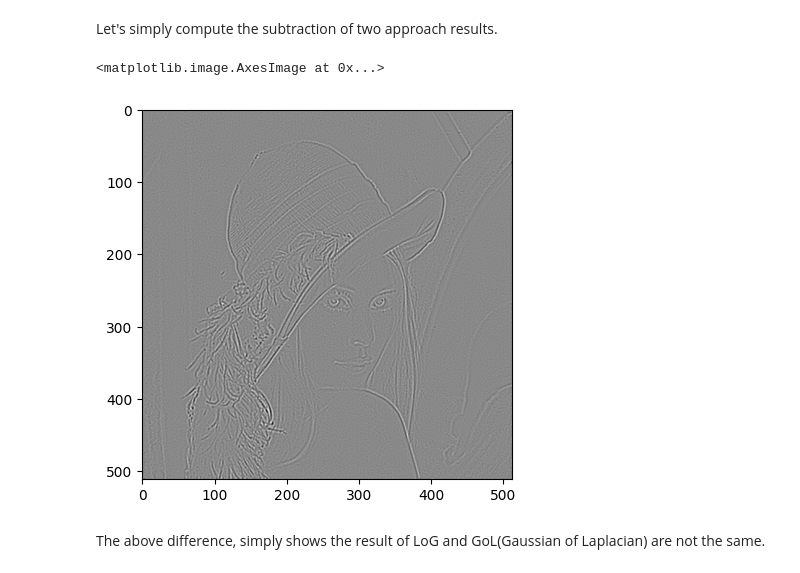
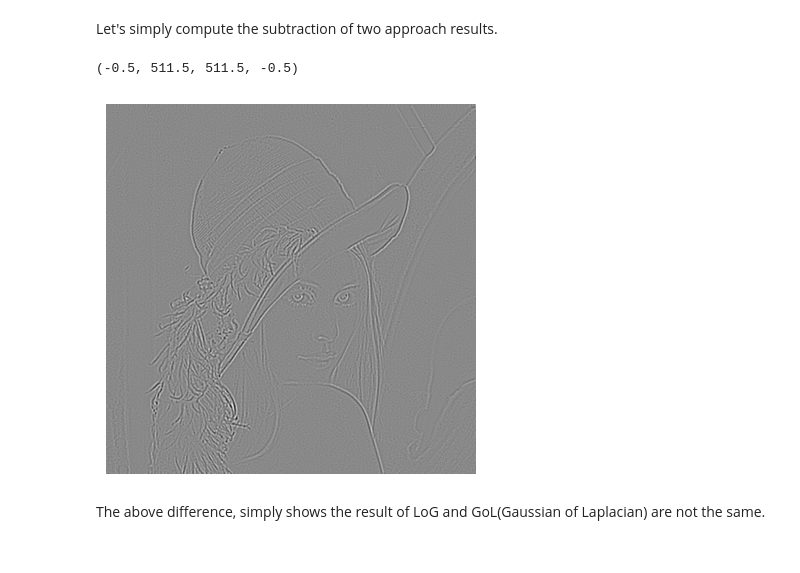
Before and after one commit to majiddrn/ComputerVisionCourse, a Jupyter notebook: HW1 - Image Processing/HW1-9822762040.ipynb, the cells around one changed output. Saved outputs shown, nothing was run; the diff lists cells and outputs as text; code cells hidden in the pictures.

```diff
--- a/HW1 - Image Processing/HW1-9822762040.ipynb
+++ b/HW1 - Image Processing/HW1-9822762040.ipynb
@@ -154,10 +154,11 @@ Let's simply compute the subtraction of two approach results.
 # %%
 log_gol_lena_diff = log_lena_gray - gol_lena_gray
 
 plt.imshow(log_gol_lena_diff, cmap='gray')
+plt.axis('off')
 # %% [output]
-<matplotlib.image.AxesImage at 0x...>
+(-0.5, 511.5, 511.5, -0.5)
-[figure, old version]
+[figure, new version]
 # %% [markdown]
 The above difference, simply shows the result of LoG and GoL(Gaussian of Laplacian) are not the same.
 # %% [markdown]
```
Also changed, not shown: parts of 26 cells of this notebook, 2 other files.
